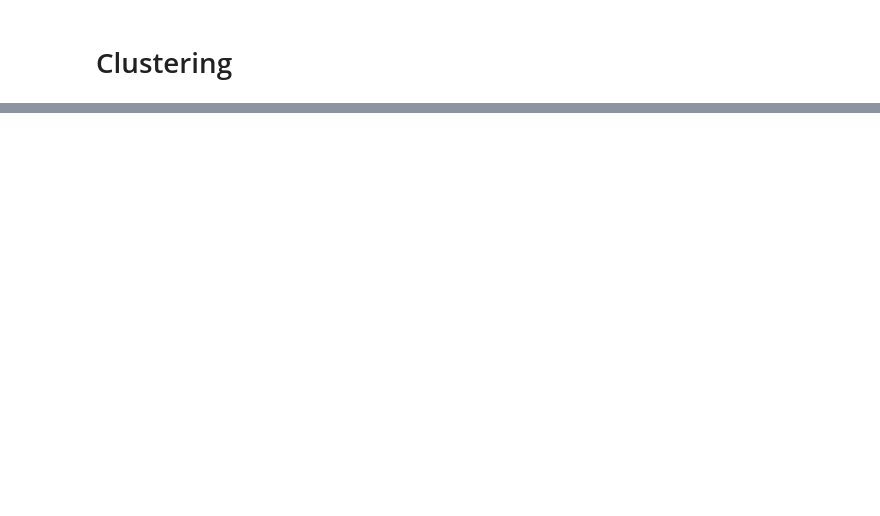
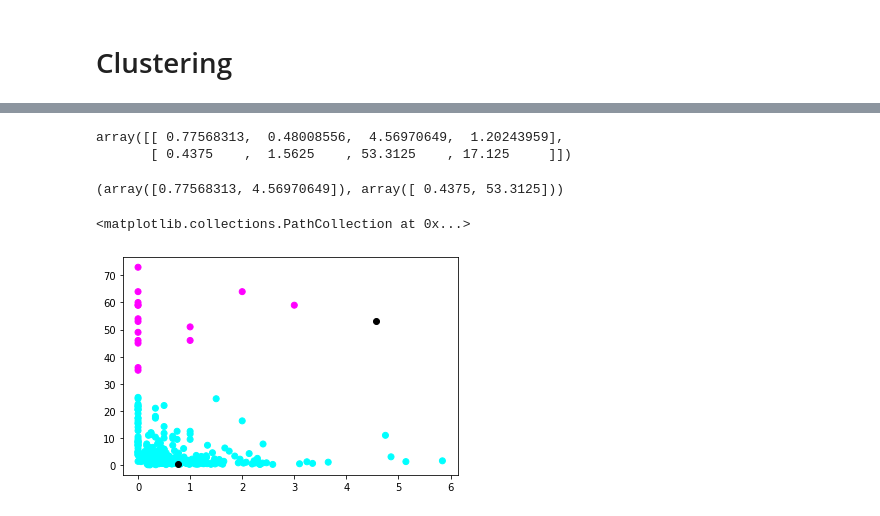
Before and after one commit to muzgash/masters, a Jupyter notebook: notebooks/Multivariate statistics.ipynb, the cells around one changed output, grey strips where cells are left out. Cells and saved outputs as stored; diff of their text form; code cells hidden in the pictures; blank space fills up the shorter version.

Commit message:
Added factor analysis, clustering with kmenas and manova first attempt

```diff
--- a/notebooks/Multivariate statistics.ipynb
+++ b/notebooks/Multivariate statistics.ipynb
@@ -375,2 +435,8 @@ model.alpha
 # %% [markdown]
 # Clustering
+# %%
+data_clustering=data[["citations/products","press/products","age/products","time/products"]]
+# %%
+kmeans=KMeans(n_clusters=2)
+kmeans.fit(data_clustering)
+kprediction=kmeans.predict(data_clustering)
@@ -376,0 +455,16 @@ model.alpha
+# %%
+centroids = kmeans.cluster_centers_
+centroids
+# %% [output]
+array([[ 0.77568313,  0.48008556,  4.56970649,  1.20243959],
+       [ 0.4375    ,  1.5625    , 53.3125    , 17.125     ]])
+# %%
+centroids[0,[0,2]],centroids[1,[0,2]]
+# %% [output]
+(array([0.77568313, 4.56970649]), array([ 0.4375, 53.3125]))
+# %%
+plt.scatter(data["citations/products"],data["age/products"], c = kprediction, cmap = 'cool')
+plt.scatter(centroids[0,[0,2]],centroids[1,[0,2]],c="black")
+# %% [output]
+<matplotlib.collections.PathCollection at 0x...>
+[figure, added]
```
Also changed, not shown: parts of 26 cells of this notebook.
